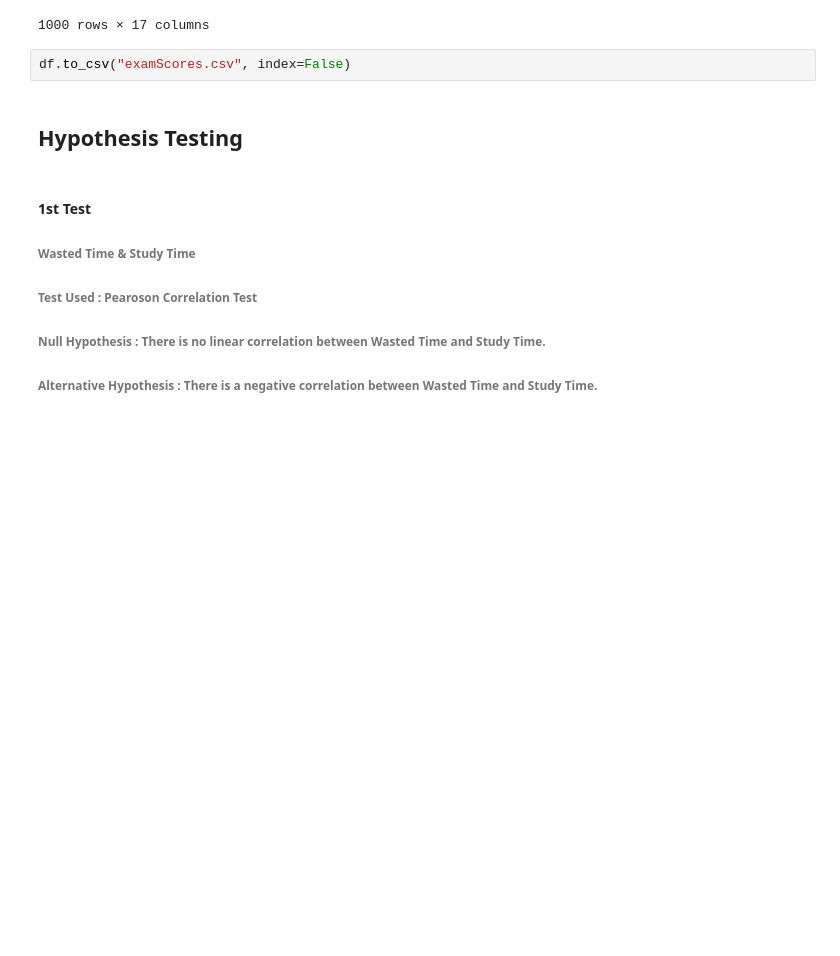
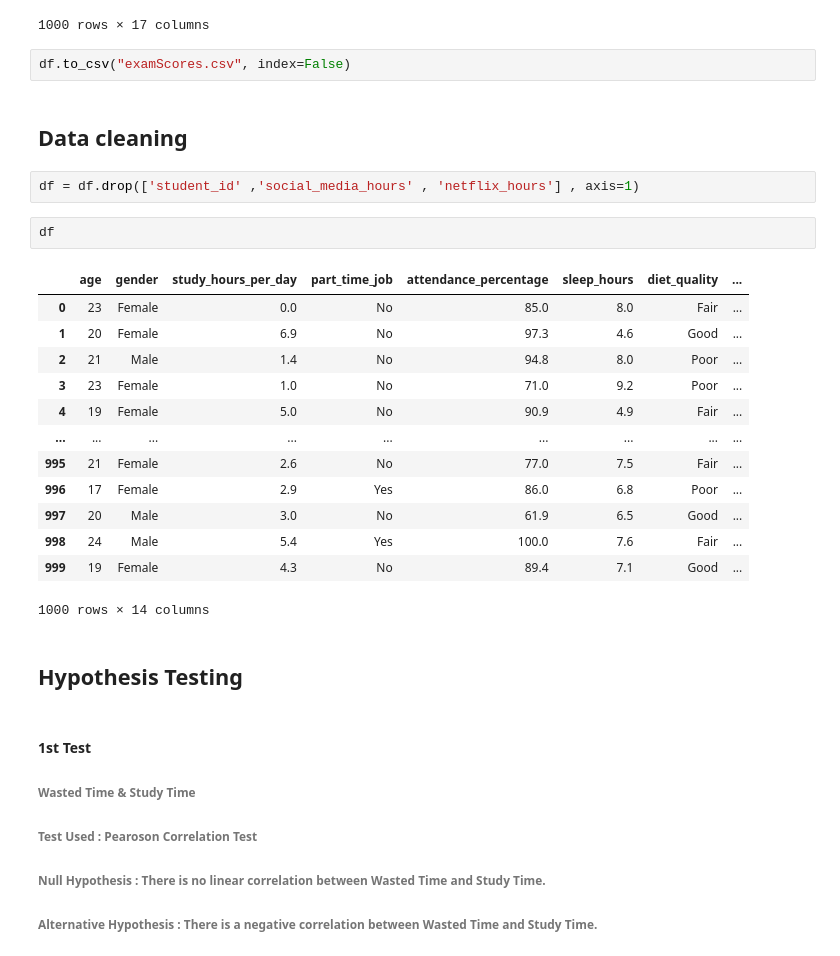
Before and after one commit to OmarAboElnaga/Students-Score-and-their-Habits, a Jupyter notebook: Students'_Scores_and_their_habits.ipynb, the cells around one changed output. Saved outputs shown, nothing was run; the diff lists cells and outputs as text; blank space fills up the shorter version.

```diff
--- a/Students'_Scores_and_their_habits.ipynb
+++ b/Students'_Scores_and_their_habits.ipynb
@@ -104,6 +104,26 @@ df
 1000 rows × 17 columns
 # %%
 df.to_csv("examScores.csv", index=False)
+# %% [markdown]
+## Data cleaning
+# %%
+df = df.drop(['student_id' ,'social_media_hours' , 'netflix_hours'] , axis=1)
+# %%
+df
+# %% [output]
+|  | age | gender | study_hours_per_day | part_time_job | attendance_percentage | sleep_hours | diet_quality | ... |
+| 0 | 23 | Female | 0.0 | No | 85.0 | 8.0 | Fair | ... |
+| 1 | 20 | Female | 6.9 | No | 97.3 | 4.6 | Good | ... |
+| 2 | 21 | Male | 1.4 | No | 94.8 | 8.0 | Poor | ... |
+| 3 | 23 | Female | 1.0 | No | 71.0 | 9.2 | Poor | ... |
+| 4 | 19 | Female | 5.0 | No | 90.9 | 4.9 | Fair | ... |
+| ... | ... | ... | ... | ... | ... | ... | ... | ... |
+| 995 | 21 | Female | 2.6 | No | 77.0 | 7.5 | Fair | ... |
+| 996 | 17 | Female | 2.9 | Yes | 86.0 | 6.8 | Poor | ... |
+| 997 | 20 | Male | 3.0 | No | 61.9 | 6.5 | Good | ... |
+| 998 | 24 | Male | 5.4 | Yes | 100.0 | 7.6 | Fair | ... |
+| 999 | 19 | Female | 4.3 | No | 89.4 | 7.1 | Good | ... |
+1000 rows × 14 columns
 # %% [markdown]
 ## Hypothesis Testing
 # %% [markdown]
```
Also changed, not shown: parts of 3 cells of this notebook.
